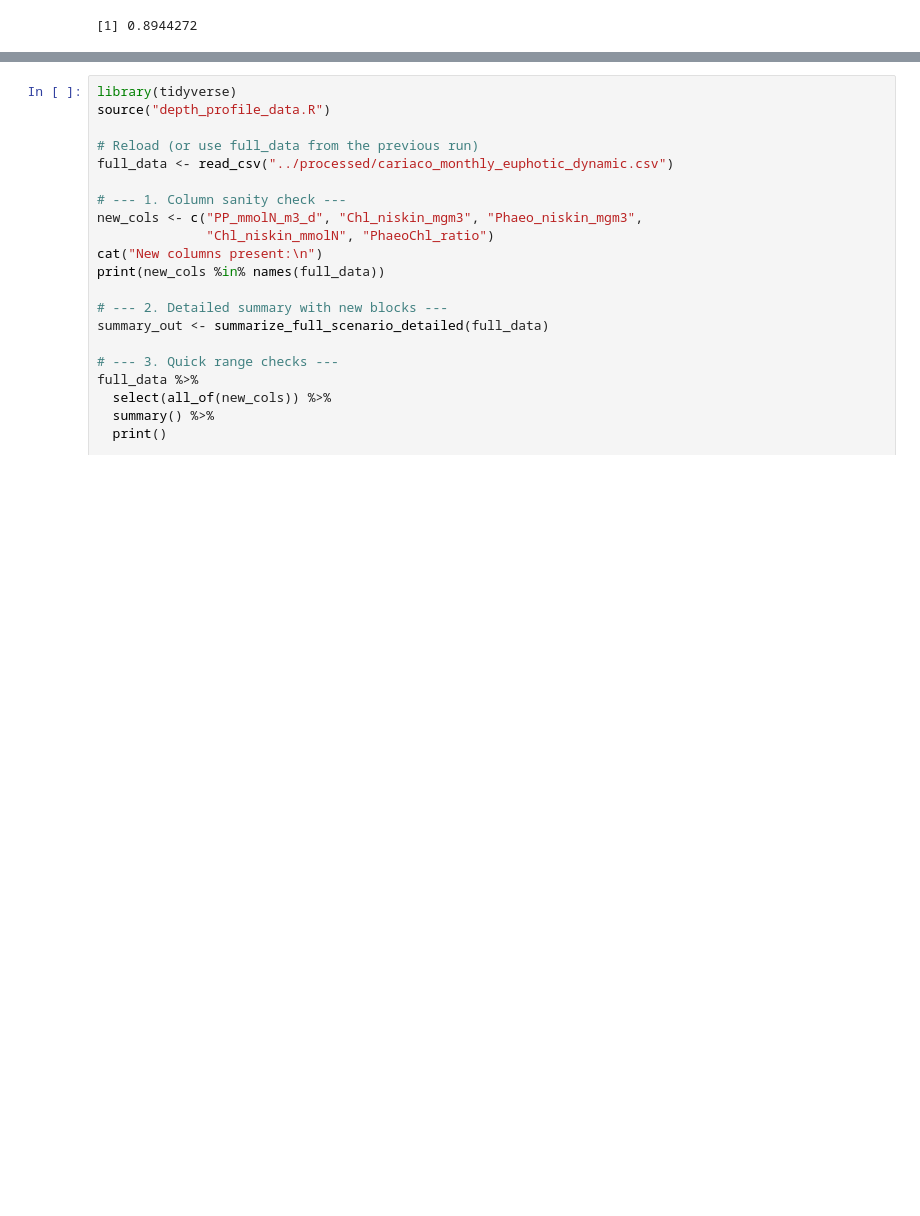
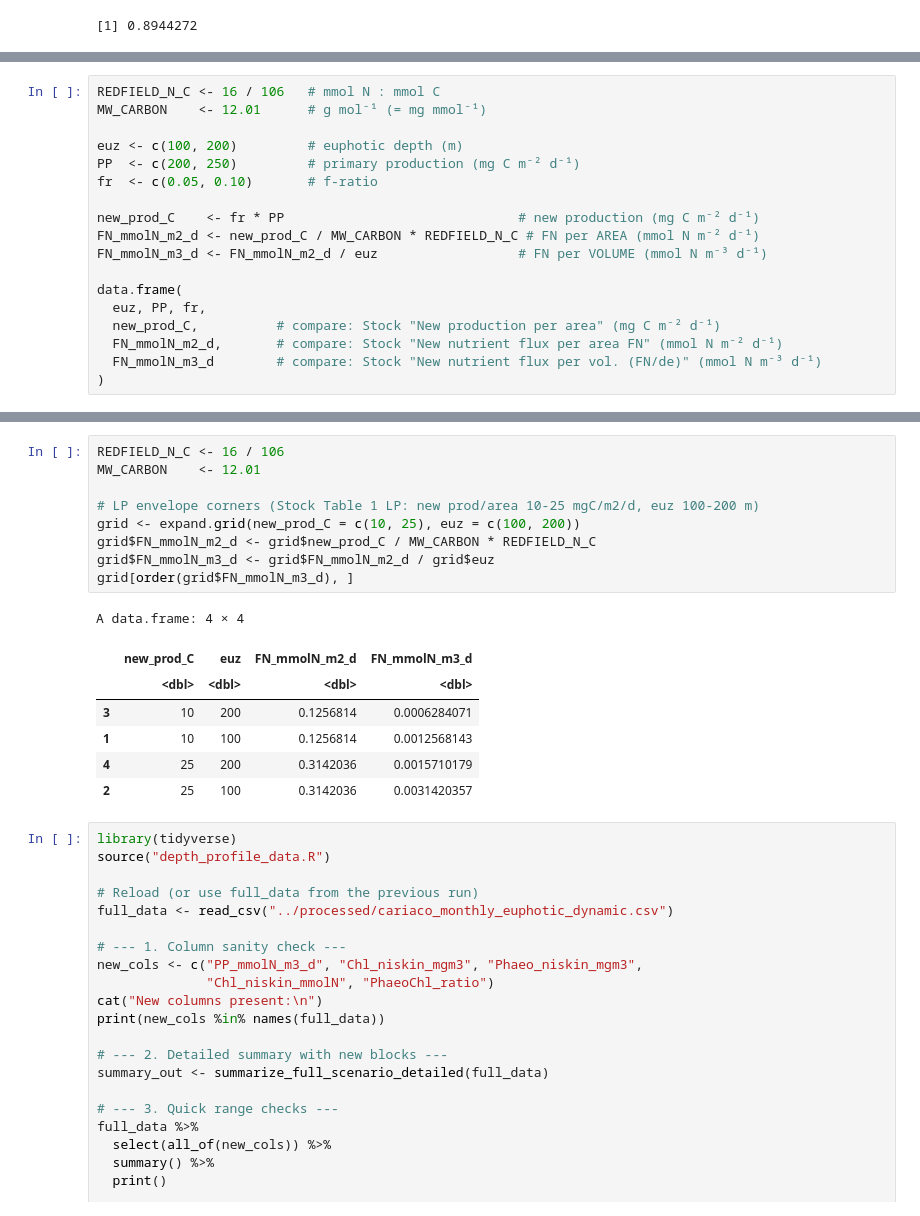
Before and after one commit to ben1post/SSMCariaco, a Jupyter notebook: data/scenario_analysis/ScenarioExport2CSV.R.ipynb, the cells around one changed output, grey strips where cells are left out. Cells and saved outputs as stored; diff of their text form; blank space fills up the shorter version.

```diff
--- a/data/scenario_analysis/ScenarioExport2CSV.R.ipynb
+++ b/data/scenario_analysis/ScenarioExport2CSV.R.ipynb
@@ -103,0 +143,18 @@ exp(mean(log(c(0.4,2))))
+# %%
+REDFIELD_N_C <- 16 / 106   # mmol N : mmol C
+MW_CARBON    <- 12.01      # g mol⁻¹ (= mg mmol⁻¹)
+
+euz <- c(100, 200)         # euphotic depth (m)
+PP  <- c(200, 250)         # primary production (mg C m⁻² d⁻¹)
+fr  <- c(0.05, 0.10)       # f-ratio
+
+new_prod_C    <- fr * PP                              # new production (mg C m⁻² d⁻¹)
+FN_mmolN_m2_d <- new_prod_C / MW_CARBON * REDFIELD_N_C # FN per AREA (mmol N m⁻² d⁻¹)
+FN_mmolN_m3_d <- FN_mmolN_m2_d / euz                  # FN per VOLUME (mmol N m⁻³ d⁻¹)
+
+data.frame(
+  euz, PP, fr,
+  new_prod_C,          # compare: Stock "New production per area" (mg C m⁻² d⁻¹)
+  FN_mmolN_m2_d,       # compare: Stock "New nutrient flux per area FN" (mmol N m⁻² d⁻¹)
+  FN_mmolN_m3_d        # compare: Stock "New nutrient flux per vol. (FN/de)" (mmol N m⁻³ d⁻¹)
+)
@@ -104,3 +167,20 @@ exp(mean(log(c(0.4,2))))
+# %%
+REDFIELD_N_C <- 16 / 106
+MW_CARBON    <- 12.01
+
+# LP envelope corners (Stock Table 1 LP: new prod/area 10-25 mgC/m2/d, euz 100-200 m)
+grid <- expand.grid(new_prod_C = c(10, 25), euz = c(100, 200))
+grid$FN_mmolN_m2_d <- grid$new_prod_C / MW_CARBON * REDFIELD_N_C
+grid$FN_mmolN_m3_d <- grid$FN_mmolN_m2_d / grid$euz
+grid[order(grid$FN_mmolN_m3_d), ]
+# %% [output]
+A data.frame: 4 × 4
+|  | new_prod_C | euz | FN_mmolN_m2_d | FN_mmolN_m3_d |
+|  | <dbl> | <dbl> | <dbl> | <dbl> |
+| 3 | 10 | 200 | 0.1256814 | 0.0006284071 |
+| 1 | 10 | 100 | 0.1256814 | 0.0012568143 |
+| 4 | 25 | 200 | 0.3142036 | 0.0015710179 |
+| 2 | 25 | 100 | 0.3142036 | 0.0031420357 |
 # %%
 library(tidyverse)
 source("depth_profile_data.R")
```
Also changed, not shown: parts of 7 cells of this notebook, 13 other files.
